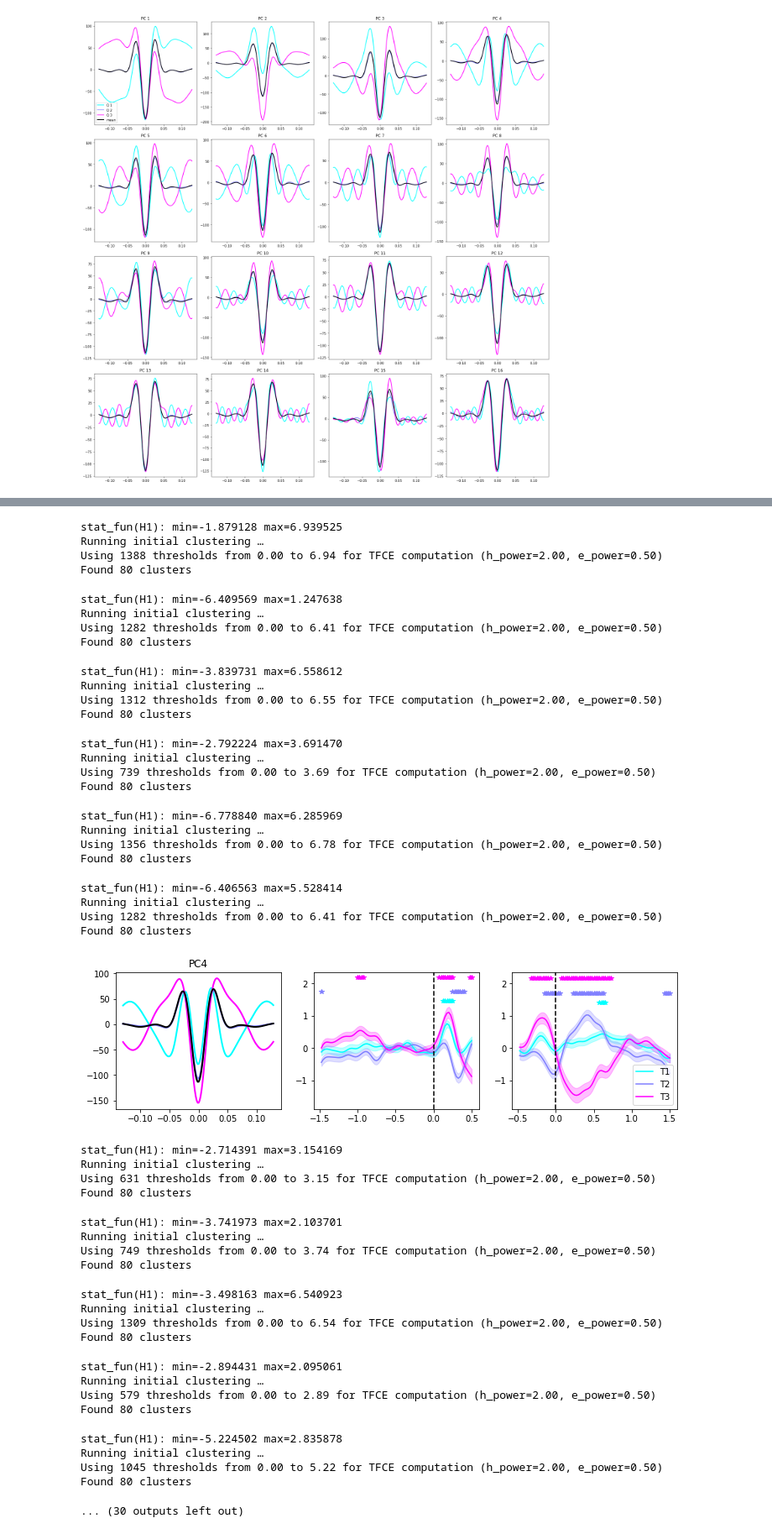
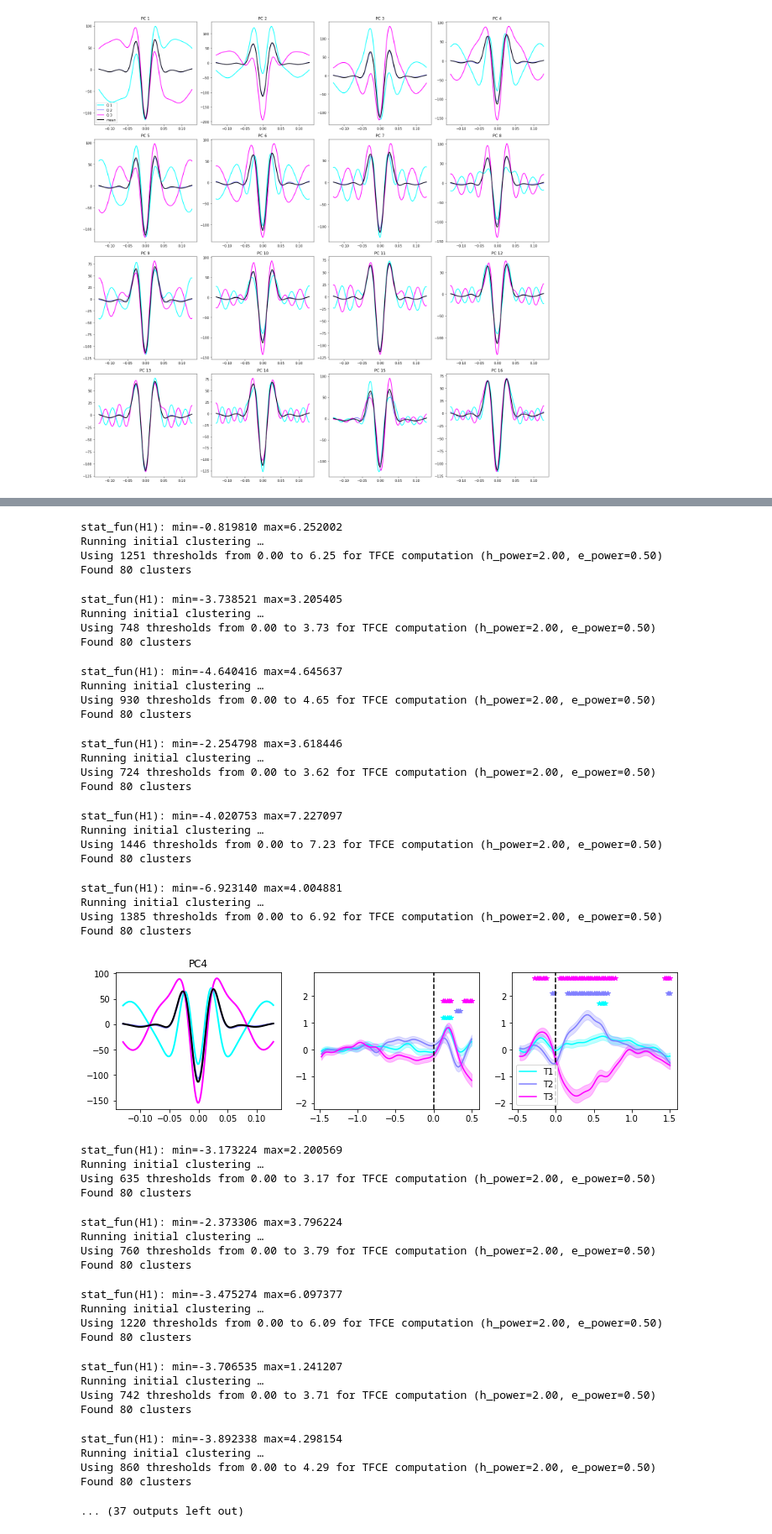
Before and after one commit to danclab/gogo_bursts, a Jupyter notebook: analyze_pca_burst_rate_contra.ipynb, the cells around one changed output, grey strips where cells are left out. Shown at 84% size. Saved outputs shown, nothing was run; the diff lists cells and outputs as text; code cells hidden in the pictures.

```diff
--- a/analyze_pca_burst_rate_contra.ipynb
+++ b/analyze_pca_burst_rate_contra.ipynb
@@ -411,14 +434,8 @@ for pc in task_pcs:
             stim_smoothed_rate = gaussian_filter1d(stim_unsmoothed_rate, sigma=2.5, axis=0, mode="nearest")
             resp_smoothed_rate = gaussian_filter1d(resp_unsmoothed_rate, sigma=2.5, axis=0, mode="nearest")
 
-            base_idx = np.where((stim_time_bins>=-.75) & (stim_time_bins < -0.1))[0]
+            base_idx = np.where((stim_time_bins>=-1.5) & (stim_time_bins < -1))[0]
             base_rate = np.mean(stim_smoothed_rate[base_idx])
-#             if base_rate>0:
-#                 stim_smoothed_rate = (stim_smoothed_rate - base_rate)/base_rate*100
-#                 resp_smoothed_rate = (resp_smoothed_rate - base_rate)/base_rate*100
-
-#                 q_rates_smoothed[q]['STIM'].append(stim_smoothed_rate)
-#                 q_rates_smoothed[q]['RESP'].append(resp_smoothed_rate)
             stim_smoothed_rate = (stim_smoothed_rate - base_rate)[stim_plt_idx]
             resp_smoothed_rate = (resp_smoothed_rate - base_rate)[resp_plt_idx]
 
@@ -483,67 +500,67 @@ for pc in task_pcs:
         )
         # Plot significant clusters
         yl = ax2.get_ylim()
         py = yl[1] + (q+1)*.05 * (yl[1] - 0)
         for p_idx, p_val in enumerate(resp_cluster_p_values):
             if p_val < 0.05:
                 ax2.plot(resp_time_plt[p_idx], py, '*', color=col_range[q])
 
     ax2.legend()
     ax2.axvline(0,color='k',linestyle='--')
     yl2=ax2.get_ylim()
 
     ymin=np.min([yl1[0], yl2[0]])
     ymax=np.max([yl1[1], yl2[1]])
     ax1.set_ylim(ymin, ymax)
     ax2.set_ylim(ymin, ymax)
     plt.show()
 # %% [output]
-stat_fun(H1): min=-1.879128 max=6.939525
+stat_fun(H1): min=-0.819810 max=6.252002
 Running initial clustering …
-Using 1388 thresholds from 0.00 to 6.94 for TFCE computation (h_power=2.00, e_power=0.50)
+Using 1251 thresholds from 0.00 to 6.25 for TFCE computation (h_power=2.00, e_power=0.50)
 Found 80 clusters
-stat_fun(H1): min=-6.409569 max=1.247638
+stat_fun(H1): min=-3.738521 max=3.205405
 Running initial clustering …
-Using 1282 thresholds from 0.00 to 6.41 for TFCE computation (h_power=2.00, e_power=0.50)
+Using 748 thresholds from 0.00 to 3.73 for TFCE computation (h_power=2.00, e_power=0.50)
 Found 80 clusters
-stat_fun(H1): min=-3.839731 max=6.558612
+stat_fun(H1): min=-4.640416 max=4.645637
 Running initial clustering …
-Using 1312 thresholds from 0.00 to 6.55 for TFCE computation (h_power=2.00, e_power=0.50)
+Using 930 thresholds from 0.00 to 4.65 for TFCE computation (h_power=2.00, e_power=0.50)
 Found 80 clusters
-stat_fun(H1): min=-2.792224 max=3.691470
+stat_fun(H1): min=-2.254798 max=3.618446
 Running initial clustering …
-Using 739 thresholds from 0.00 to 3.69 for TFCE computation (h_power=2.00, e_power=0.50)
+Using 724 thresholds from 0.00 to 3.62 for TFCE computation (h_power=2.00, e_power=0.50)
 Found 80 clusters
-stat_fun(H1): min=-6.778840 max=6.285969
+stat_fun(H1): min=-4.020753 max=7.227097
 Running initial clustering …
-Using 1356 thresholds from 0.00 to 6.78 for TFCE computation (h_power=2.00, e_power=0.50)
+Using 1446 thresholds from 0.00 to 7.23 for TFCE computation (h_power=2.00, e_power=0.50)
 Found 80 clusters
-stat_fun(H1): min=-6.406563 max=5.528414
+stat_fun(H1): min=-6.923140 max=4.004881
 Running initial clustering …
-Using 1282 thresholds from 0.00 to 6.41 for TFCE computation (h_power=2.00, e_power=0.50)
+Using 1385 thresholds from 0.00 to 6.92 for TFCE computation (h_power=2.00, e_power=0.50)
 Found 80 clusters
-[figure, old version]
+[figure, new version]
-stat_fun(H1): min=-2.714391 max=3.154169
+stat_fun(H1): min=-3.173224 max=2.200569
 Running initial clustering …
-Using 631 thresholds from 0.00 to 3.15 for TFCE computation (h_power=2.00, e_power=0.50)
+Using 635 thresholds from 0.00 to 3.17 for TFCE computation (h_power=2.00, e_power=0.50)
 Found 80 clusters
-stat_fun(H1): min=-3.741973 max=2.103701
+stat_fun(H1): min=-2.373306 max=3.796224
 Running initial clustering …
-Using 749 thresholds from 0.00 to 3.74 for TFCE computation (h_power=2.00, e_power=0.50)
+Using 760 thresholds from 0.00 to 3.79 for TFCE computation (h_power=2.00, e_power=0.50)
 Found 80 clusters
-stat_fun(H1): min=-3.498163 max=6.540923
+stat_fun(H1): min=-3.475274 max=6.097377
 Running initial clustering …
-Using 1309 thresholds from 0.00 to 6.54 for TFCE computation (h_power=2.00, e_power=0.50)
+Using 1220 thresholds from 0.00 to 6.09 for TFCE computation (h_power=2.00, e_power=0.50)
 Found 80 clusters
-stat_fun(H1): min=-2.894431 max=2.095061
+stat_fun(H1): min=-3.706535 max=1.241207
 Running initial clustering …
-Using 579 thresholds from 0.00 to 2.89 for TFCE computation (h_power=2.00, e_power=0.50)
+Using 742 thresholds from 0.00 to 3.71 for TFCE computation (h_power=2.00, e_power=0.50)
 Found 80 clusters
-stat_fun(H1): min=-5.224502 max=2.835878
+stat_fun(H1): min=-3.892338 max=4.298154
 Running initial clustering …
-Using 1045 thresholds from 0.00 to 5.22 for TFCE computation (h_power=2.00, e_power=0.50)
+Using 860 thresholds from 0.00 to 4.29 for TFCE computation (h_power=2.00, e_power=0.50)
 Found 80 clusters
-... (30 outputs left out)
+... (37 outputs left out)
 # %%
 step = 100 / n_q
 
```
Also changed, not shown: parts of 6 cells of this notebook.
